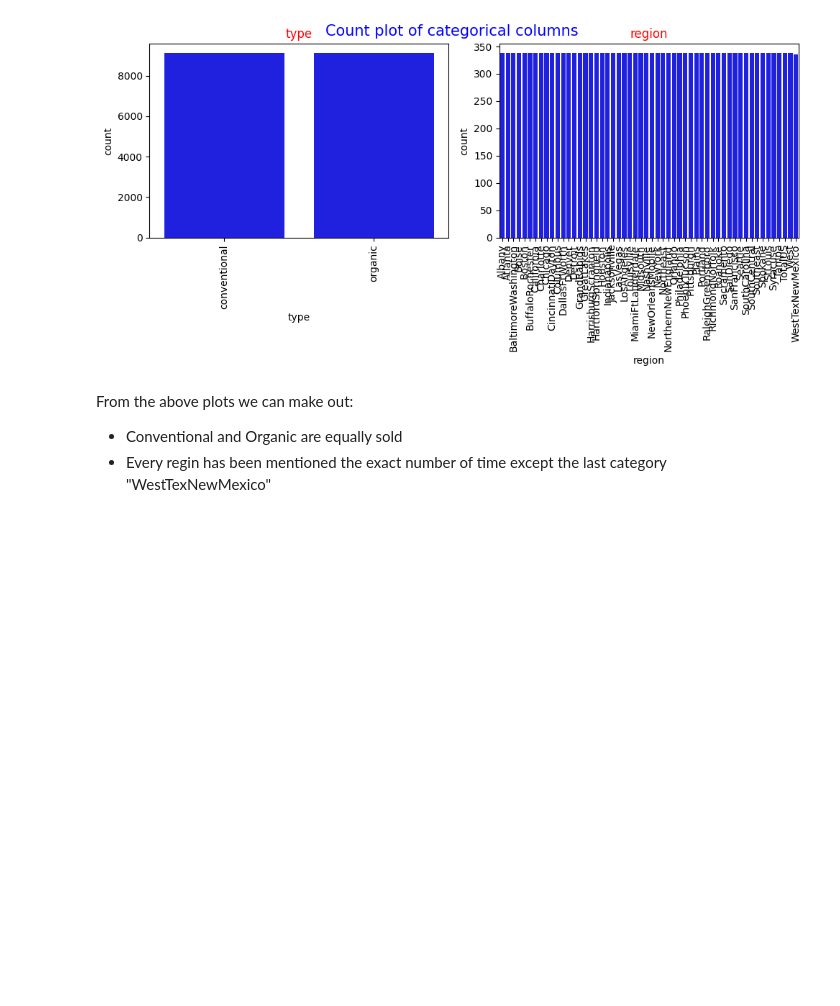
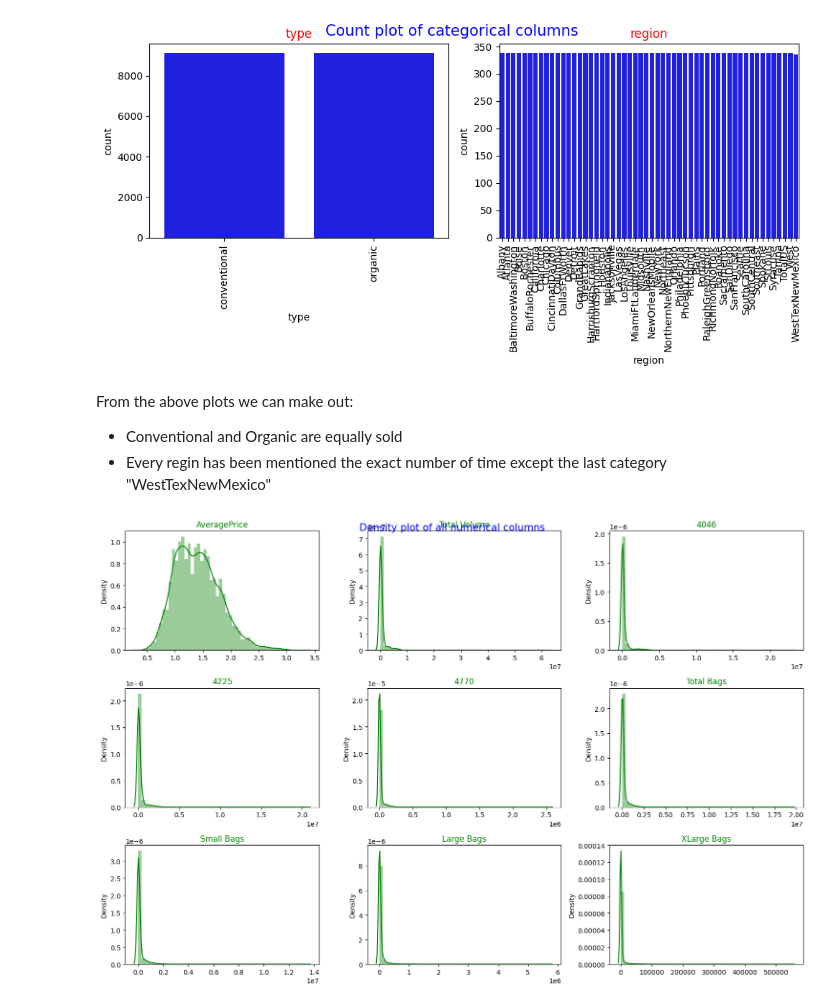
Before and after one commit to rizz045/Average-Avacado-Price-Prediction-Using-ML, a Jupyter notebook: Average_avacado_price_prediction.ipynb, the cells around one changed output. Drawn from its saved outputs; the diff is of its cells as text; code cells hidden in the pictures; blank space fills up the shorter version.

```diff
--- a/Average_avacado_price_prediction.ipynb
+++ b/Average_avacado_price_prediction.ipynb
@@ -146,3 +149,18 @@ plt.show()
 From the above plots we can make out:
 * Conventional and Organic are equally sold
 * Every regin has been mentioned the exact number of time except the last category "WestTexNewMexico"
+# %%
+# Let's check density plot of all the numerical columns
+plt.figure(figsize=(15, 10))
+index = 0
+for col in num_cols:
+    index += 1
+    plt.subplot(3, 3, index)
+    sns.distplot(x=df[col], color="green")
+    plt.title(col, color="green")
+    # plt.xticks(rotation=90)
+    plt.tight_layout()
+# plt.suptitle("Density plot of all numerical columns", size=15, color="blue")
+plt.show()
+# %% [output]
+[figure, added]
```
Also changed, not shown: parts of 4 cells of this notebook.
